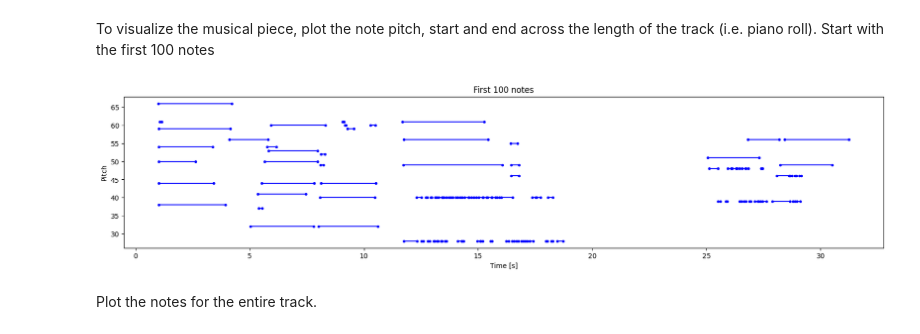
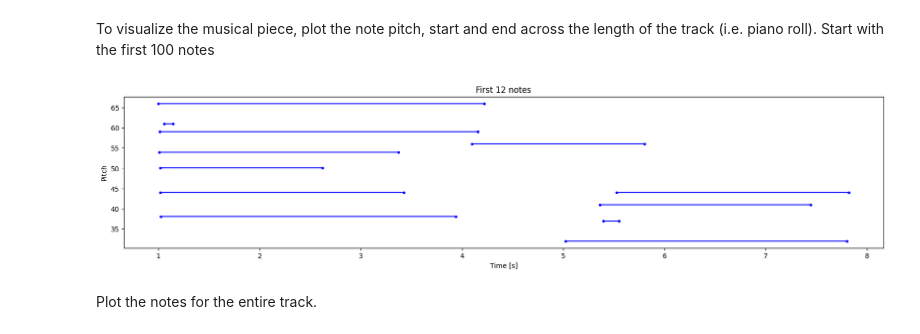
Before and after one commit to Leon-de-Owlet/Amusive-Blogging-N-Coding, a Jupyter notebook: site/en/tutorials/audio/music_generation.ipynb, the cells around one changed output. Drawn from its saved outputs; the diff is of its cells as text; code cells hidden in the pictures.

```diff
--- a/site/en/tutorials/audio/music_generation.ipynb
+++ b/site/en/tutorials/audio/music_generation.ipynb
@@ -248,9 +248,9 @@ def plot_piano_roll(notes: pd.DataFrame, count: Optional[int] = None):
   plt.ylabel('Pitch')
   _ = plt.title(title)
 # %%
-plot_piano_roll(raw_notes, count=100)
+plot_piano_roll(raw_notes, count=12)
 # %% [output]
-[figure, old version]
+[figure, new version]
 # %% [markdown]
 Plot the notes for the entire track.
 # %%
```
Also changed, not shown: parts of 7 cells of this notebook.
